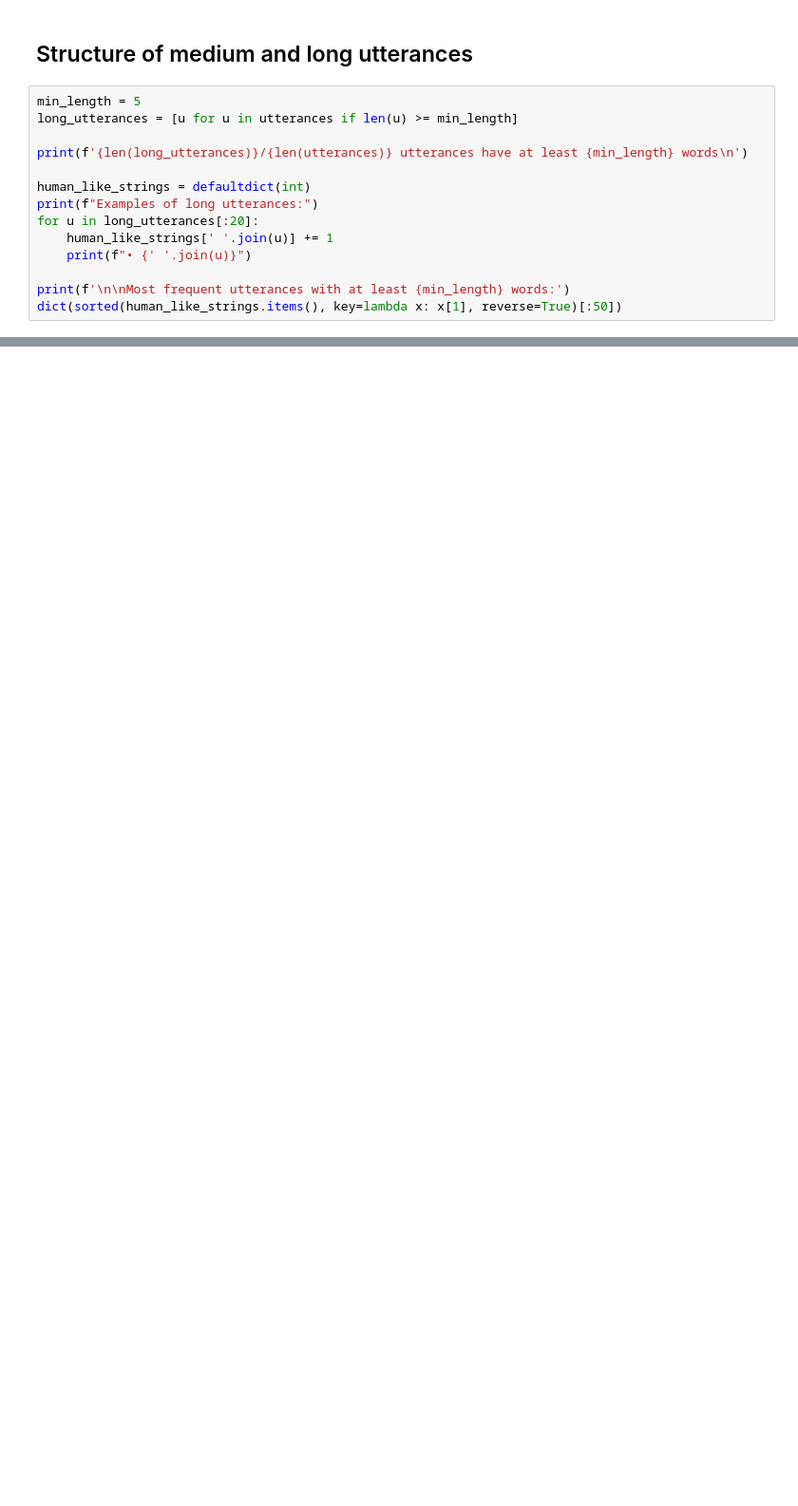
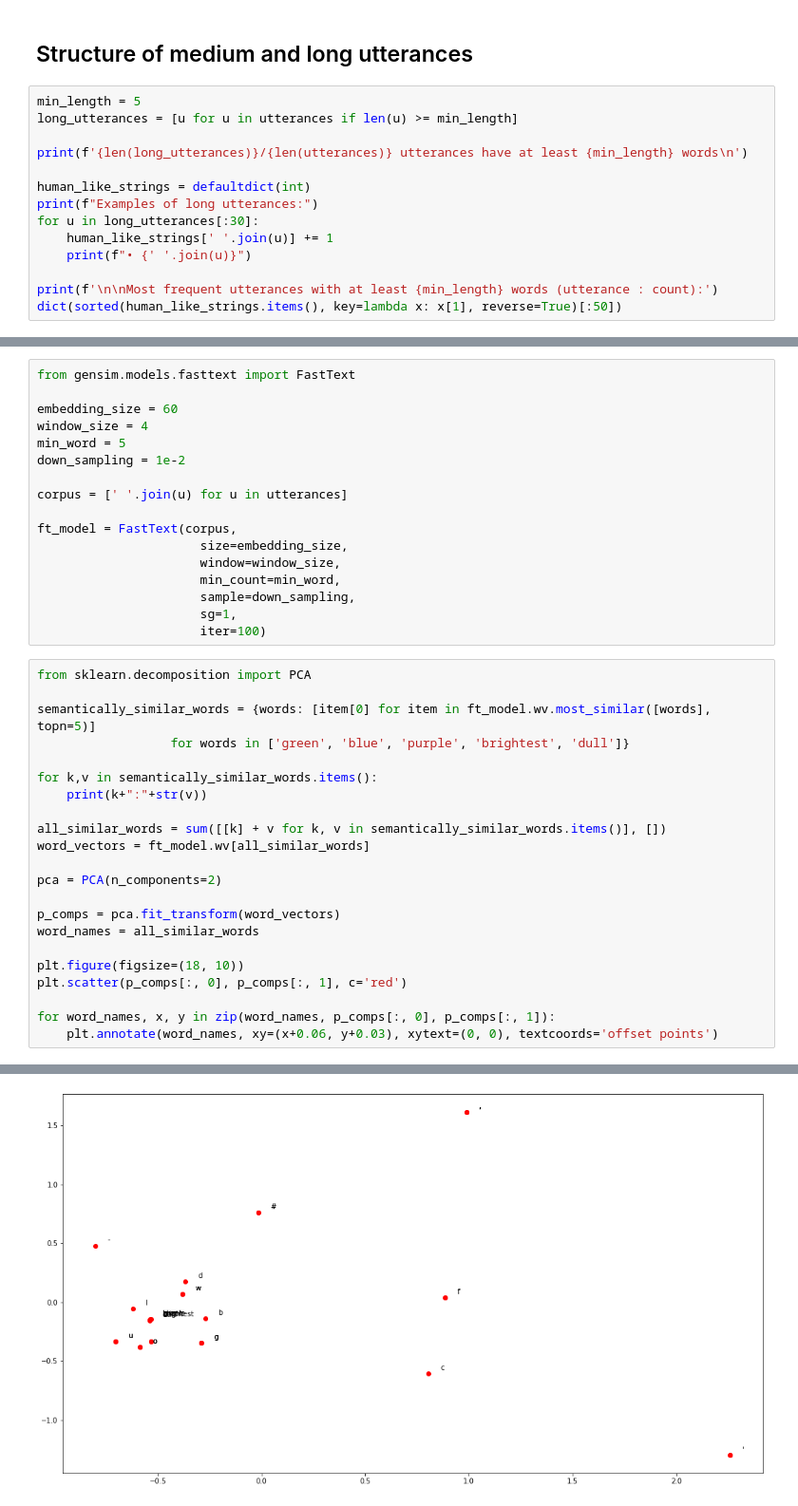
Before and after one commit to luisvalerio/cs224u, a Jupyter notebook: Output_Utterance_Analysis.ipynb, the cells around one changed output, grey strips where cells are left out. Shown at 95% size. Cells and saved outputs as stored; diff of their text form; blank space fills up the shorter version.

Commit message:
Add fasttext reps

```diff
--- a/Output_Utterance_Analysis.ipynb
+++ b/Output_Utterance_Analysis.ipynb
@@ -98,11 +98,11 @@ print(f'{len(long_utterances)}/{len(utterances)} utterances have at least {min_l
 
 human_like_strings = defaultdict(int)
 print(f"Examples of long utterances:")
-for u in long_utterances[:20]:
+for u in long_utterances[:30]:
     human_like_strings[' '.join(u)] += 1
     print(f"• {' '.join(u)}")
 
-print(f'\n\nMost frequent utterances with at least {min_length} words:')
+print(f'\n\nMost frequent utterances with at least {min_length} words (utterance : count):')
 dict(sorted(human_like_strings.items(), key=lambda x: x[1], reverse=True)[:50])
 # %% [output]
 402/11749 utterances have at least 5 words
@@ -142,0 +144,40 @@ Most frequent utterances with at least 5 words:
+# %%
+from gensim.models.fasttext import FastText
+
+embedding_size = 60
+window_size = 4
+min_word = 5
+down_sampling = 1e-2
+
+corpus = [' '.join(u) for u in utterances]
+
+ft_model = FastText(corpus,
+                      size=embedding_size,
+                      window=window_size,
+                      min_count=min_word,
+                      sample=down_sampling,
+                      sg=1,
+                      iter=100)
+# %%
+from sklearn.decomposition import PCA
+
+semantically_similar_words = {words: [item[0] for item in ft_model.wv.most_similar([words], topn=5)]
+                  for words in ['green', 'blue', 'purple', 'brightest', 'dull']}
+
+for k,v in semantically_similar_words.items():
+    print(k+":"+str(v))
+
+all_similar_words = sum([[k] + v for k, v in semantically_similar_words.items()], [])
+word_vectors = ft_model.wv[all_similar_words]
+
+pca = PCA(n_components=2)
+
+p_comps = pca.fit_transform(word_vectors)
+word_names = all_similar_words
+
+plt.figure(figsize=(18, 10))
+plt.scatter(p_comps[:, 0], p_comps[:, 1], c='red')
+
+for word_names, x, y in zip(word_names, p_comps[:, 0], p_comps[:, 1]):
+    plt.annotate(word_names, xy=(x+0.06, y+0.03), xytext=(0, 0), textcoords='offset points')
+# %% [output]
@@ -142,0 +189 @@ Most frequent utterances with at least 5 words:
+[figure, added]
```
Also changed, not shown: parts of 3 cells of this notebook.
